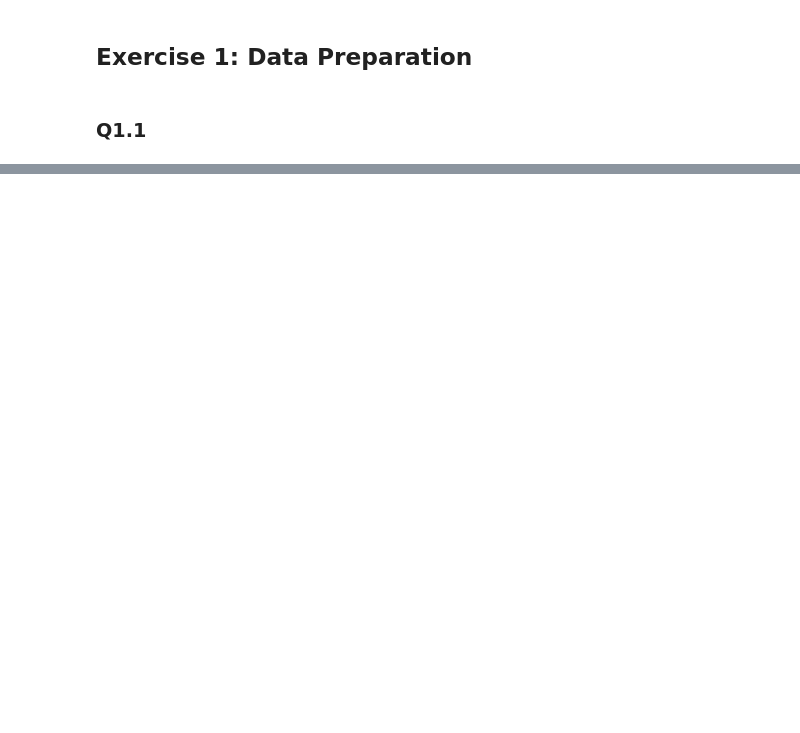
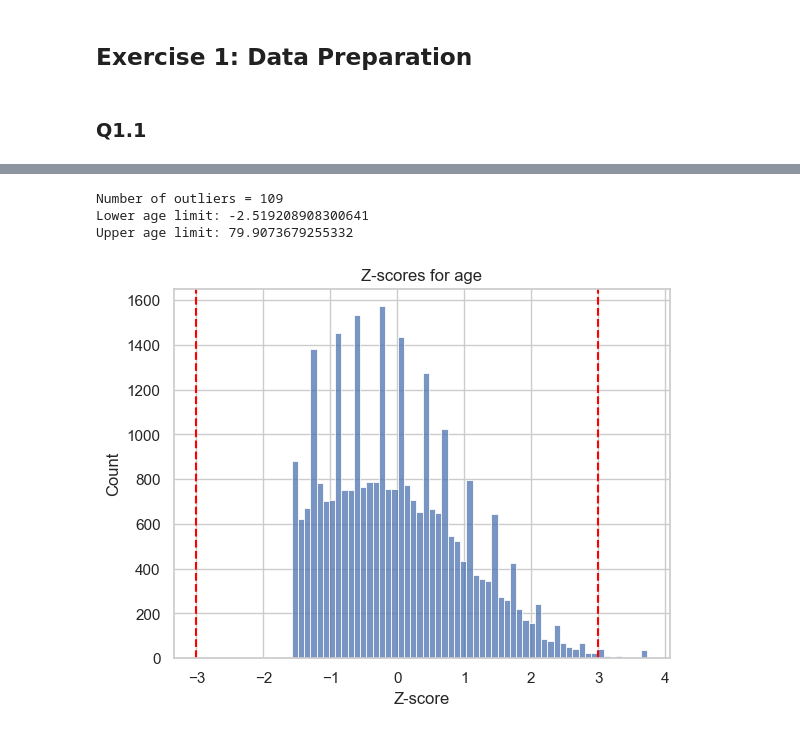
Before and after one commit to BjornIvar1/IDATG2208-Assignment2, a Jupyter notebook: Assignment2.ipynb, the cells around one changed output, grey strips where cells are left out. Drawn from its saved outputs; the diff is of its cells as text; code cells hidden in the pictures; blank space fills up the shorter version.

```diff
--- a/Assignment2.ipynb
+++ b/Assignment2.ipynb
@@ -32,0 +146,28 @@ print(adult.isna().sum)
+# %%
+# Calculate z score
+age_mean = X_train_age.mean()
+age_std = X_train_age.std()
+age_z_scores = (X_train_age-age_mean)/age_std
+
+z_score_outliers = age_z_scores.abs() > 3
+
+print(f"Number of outliers = {z_score_outliers.sum()}")
+
+# Bound value
+print("Lower age limit:", age_mean - 3 * age_std)
+print("Upper age limit:", age_mean + 3 * age_std)
+
+# Simple plot
+sns.histplot(age_z_scores)
+
+plt.axvline(-3, color="red", linestyle="--")
+plt.axvline(3, color="red", linestyle="--")
+
+plt.xlabel("Z-score")
+plt.title("Z-scores for age")
+plt.show()
+# %% [output]
+Number of outliers = 109
+Lower age limit: -2.519208908300641
+Upper age limit: 79.9073679255332
+[figure, added]
```
Also changed, not shown: parts of 104 cells of this notebook.
